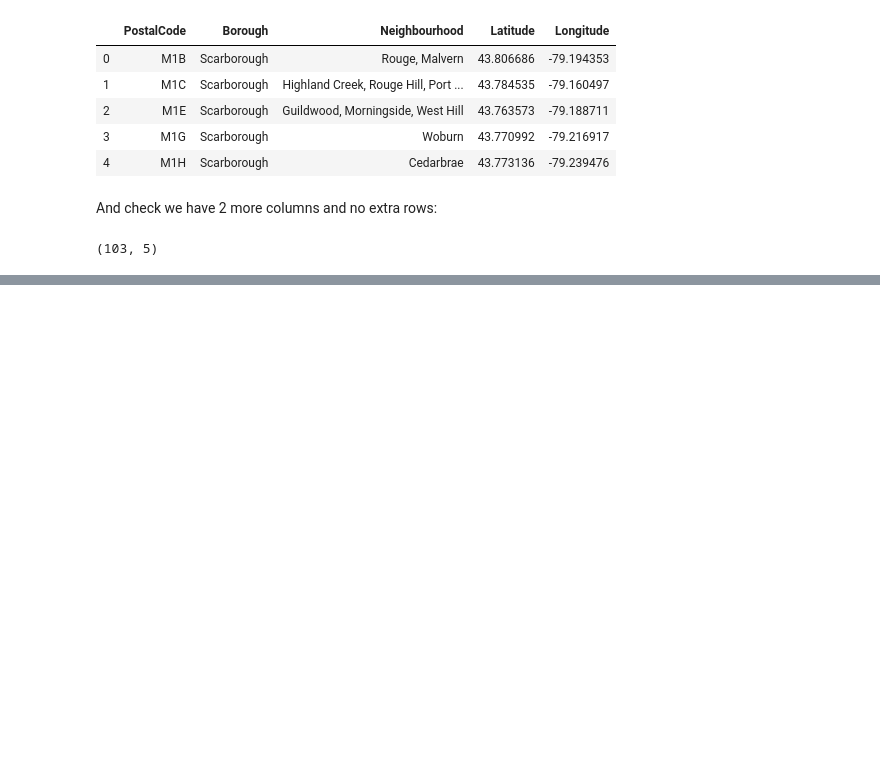
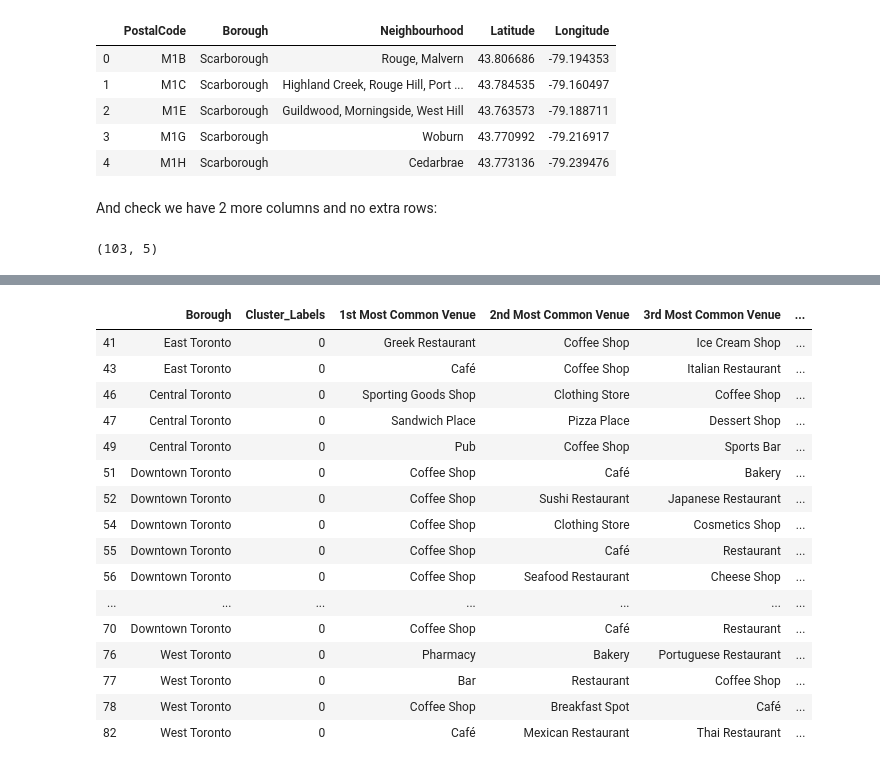
Before and after one commit to mrwizo/ibm-ds, a Jupyter notebook: TorontoNeighborhoods.ipynb, the cells around one changed output, grey strips where cells are left out. Drawn from its saved outputs; the diff is of its cells as text; code cells hidden in the pictures; blank space fills up the shorter version.

```diff
--- a/TorontoNeighborhoods.ipynb
+++ b/TorontoNeighborhoods.ipynb
@@ -117,0 +450,10 @@ df.shape
+# %%
+# set number of clusters
+kclusters = 5
+
+# run k-means clustering
+kmeans = KMeans(n_clusters=kclusters, random_state=0).fit(toronto_grouped2)
+
+# check cluster labels generated for each row in the dataframe
+kmeans.labels_
+# to change use .astype()
@@ -117,0 +463,10 @@ df.shape
+# %%
+# add clustering labels
+neighbourhoods_venues_sorted.insert(0, 'Cluster_Labels', kmeans.labels_)
+
+toronto_merged = df_toronto
+
+# merge toronto_grouped with toronto_data to add latitude/longitude for each neighborhood
+toronto_merged = toronto_merged.join(neighbourhoods_venues_sorted.set_index('Neighbourhood'), on='Neighbourhood')
+
+toronto_merged.head() # check the last columns!
@@ -117,0 +480,4 @@ df.shape
+# %%
+toronto_merged=toronto_merged.dropna()
+# %%
+toronto_merged['Cluster_Labels'] = toronto_merged.Cluster_Labels.astype(int)
@@ -117,0 +512,20 @@ df.shape
+# %%
+toronto_merged.loc[toronto_merged['Cluster_Labels'] == 0, toronto_merged.columns[[1] + list(range(5, toronto_merged.shape[1]))]]
+# %% [output]
+|  | Borough | Cluster_Labels | 1st Most Common Venue | 2nd Most Common Venue | 3rd Most Common Venue | ... |
+| 41 | East Toronto | 0 | Greek Restaurant | Coffee Shop | Ice Cream Shop | ... |
+| 43 | East Toronto | 0 | Café | Coffee Shop | Italian Restaurant | ... |
+| 46 | Central Toronto | 0 | Sporting Goods Shop | Clothing Store | Coffee Shop | ... |
+| 47 | Central Toronto | 0 | Sandwich Place | Pizza Place | Dessert Shop | ... |
+| 49 | Central Toronto | 0 | Pub | Coffee Shop | Sports Bar | ... |
+| 51 | Downtown Toronto | 0 | Coffee Shop | Café | Bakery | ... |
+| 52 | Downtown Toronto | 0 | Coffee Shop | Sushi Restaurant | Japanese Restaurant | ... |
+| 54 | Downtown Toronto | 0 | Coffee Shop | Clothing Store | Cosmetics Shop | ... |
+| 55 | Downtown Toronto | 0 | Coffee Shop | Café | Restaurant | ... |
+| 56 | Downtown Toronto | 0 | Coffee Shop | Seafood Restaurant | Cheese Shop | ... |
+| ... | ... | ... | ... | ... | ... | ... |
+| 70 | Downtown Toronto | 0 | Coffee Shop | Café | Restaurant | ... |
+| 76 | West Toronto | 0 | Pharmacy | Bakery | Portuguese Restaurant | ... |
+| 77 | West Toronto | 0 | Bar | Restaurant | Coffee Shop | ... |
+| 78 | West Toronto | 0 | Coffee Shop | Breakfast Spot | Café | ... |
+| 82 | West Toronto | 0 | Café | Mexican Restaurant | Thai Restaurant | ... |
```
Also changed, not shown: parts of 35 cells of this notebook.
